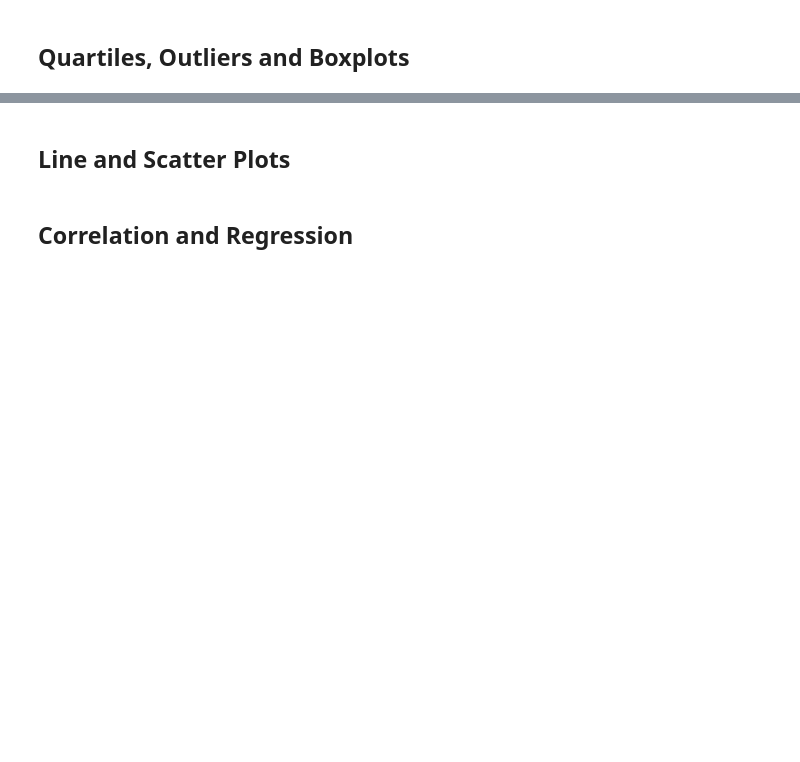
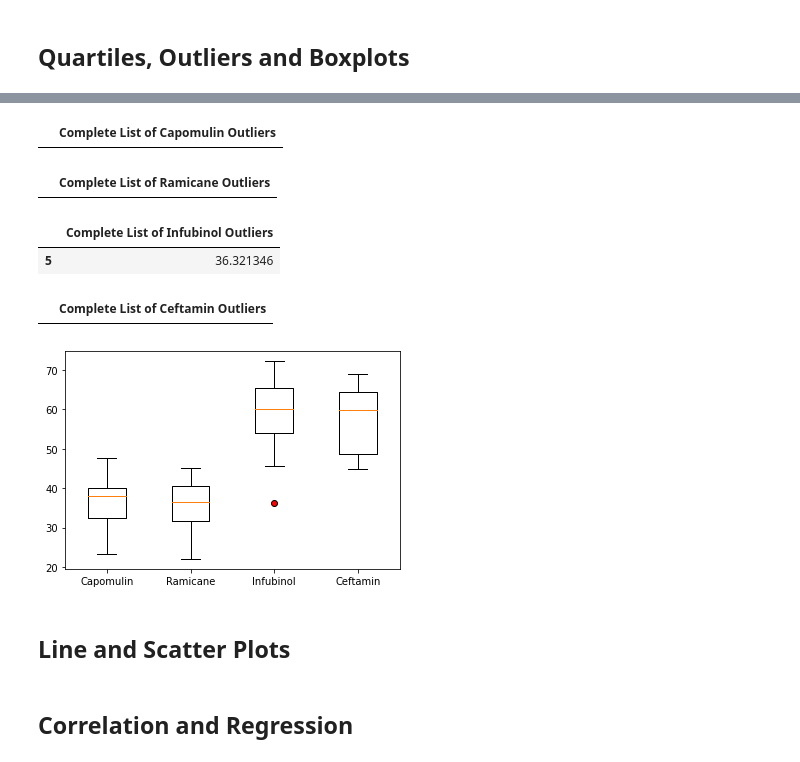
Before and after one commit to DizzyBurls/Matplotlib_Challenge, a Jupyter notebook: Instructions/Pymaceuticals/pymaceuticals_starter.ipynb, the cells around one changed output, grey strips where cells are left out. Saved outputs shown, nothing was run; the diff lists cells and outputs as text; code cells hidden in the pictures; blank space fills up the shorter version.

```diff
--- a/Instructions/Pymaceuticals/pymaceuticals_starter.ipynb
+++ b/Instructions/Pymaceuticals/pymaceuticals_starter.ipynb
@@ -412,5 +488,51 @@ plt.show()
+# %%
+# Determine outliers for Capomulin using upper and lower bounds.
+
+Capomulin_Final_Volume=Final_Vols_Each_Treatment_df["Capomulin"]
+Capomulin_Final_Volume_df=pd.DataFrame({"Capomulin_Final_Volume": Capomulin_Final_Volume})
+OL_Cap_df=Capomulin_Final_Volume_df.loc[(Capomulin_Final_Volume_df["Capomulin_Final_Volume"]>51.83201549) | (Capomulin_Final_Volume_df["Capomulin_Final_Volume"]<20.70456164999999), :]
+OL_Cap_renamed=OL_Cap_df.rename(columns={"Capomulin_Final_Volume": "Complete List of Capomulin Outliers"})
+OL_Cap_renamed
+# %% [output]
+|  | Complete List of Capomulin Outliers |
+# %%
+# Determine outliers for Capomulin using upper and lower bounds.
+
+Ramicane_Final_Volume=Final_Vols_Each_Treatment_df["Ramicane"]
+Ramicane_Final_Volume_df=pd.DataFrame({"Ramicane_Final_Volume": Ramicane_Final_Volume})
+OL_Ram_df=Ramicane_Final_Volume_df.loc[(Ramicane_Final_Volume_df["Ramicane_Final_Volume"]>54.30681135) | (Ramicane_Final_Volume_df["Ramicane_Final_Volume"]<17.912664470000003), :]
+OL_Ram_renamed=OL_Ram_df.rename(columns={"Ramicane_Final_Volume": "Complete List of Ramicane Outliers"})
+OL_Ram_renamed
+# %% [output]
+|  | Complete List of Ramicane Outliers |
+# %%
+# Determine outliers for Capomulin using upper and lower bounds.
+
+Infubinol_Final_Volume=Final_Vols_Each_Treatment_df["Infubinol"]
+Infubinol_Final_Volume_df=pd.DataFrame({"Infubinol_Final_Volume": Infubinol_Final_Volume})
+OL_Inf_df=Infubinol_Final_Volume_df.loc[(Infubinol_Final_Volume_df["Infubinol_Final_Volume"]>82.74144559000001) | (Infubinol_Final_Volume_df["Infubinol_Final_Volume"]<36.83290494999999), :]
+OL_Inf_df_renamed=OL_Inf_df.rename(columns={"Infubinol_Final_Volume": "Complete List of Infubinol Outliers"})
+OL_Inf_df_renamed
+# %% [output]
+|  | Complete List of Infubinol Outliers |
+| 5 | 36.321346 |
+# %%
+# Determine outliers for Capomulin using upper and lower bounds.
+
+Ceftamin_Final_Volume=Final_Vols_Each_Treatment_df["Ceftamin"]
+Ceftamin_Final_Volume_df=pd.DataFrame({"Ceftamin_Final_Volume": Ceftamin_Final_Volume})
+OL_Cef_df=Ceftamin_Final_Volume_df.loc[(Ceftamin_Final_Volume_df["Ceftamin_Final_Volume"]>87.66645829999999) | (Ceftamin_Final_Volume_df["Ceftamin_Final_Volume"]<25.355449580000002), :]
+OL_Cef_df_renamed=OL_Cef_df.rename(columns={"Ceftamin_Final_Volume": "Complete List of Ceftamin Outliers"})
+OL_Cef_df_renamed
+# %% [output]
+|  | Complete List of Ceftamin Outliers |
 # %%
 # Generate a box plot of the final tumor volume of each mouse across four regimens of interest
+
+red_square = dict(markerfacecolor='r', marker='o')
+plt.boxplot([Capomulin_Final_Volume, Ramicane_Final_Volume, Infubinol_Final_Volume, Ceftamin_Final_Volume], labels = ['Capomulin', 'Ramicane', 'Infubinol', 'Ceftamin'], flierprops=red_square);
+# %% [output]
+[figure, added]
 # %% [markdown]
 ## Line and Scatter Plots
 # %%
```
Also changed, not shown: parts of 7 cells of this notebook.
